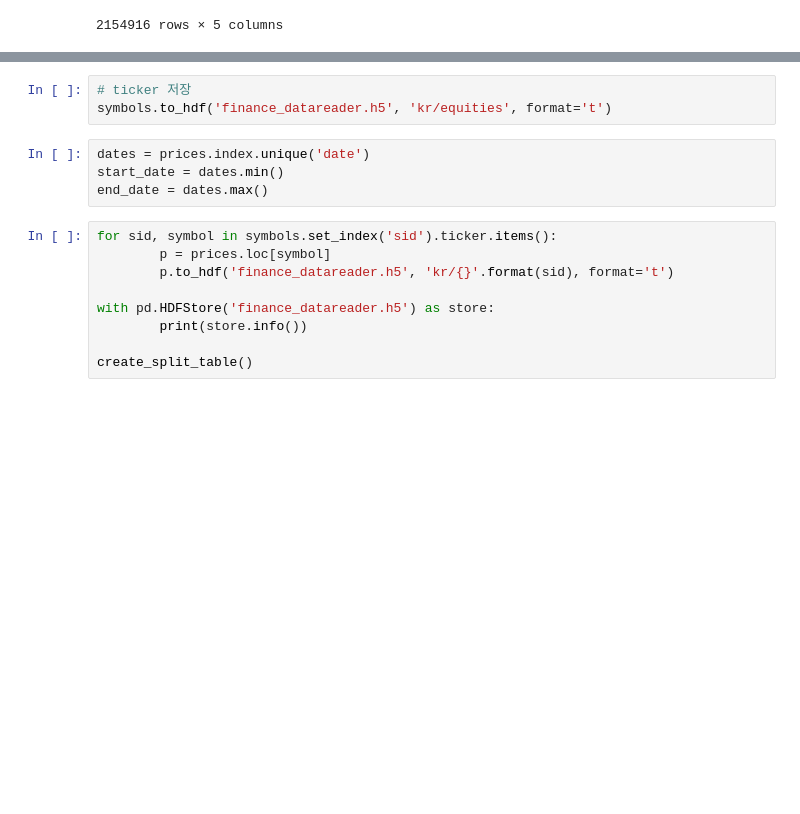
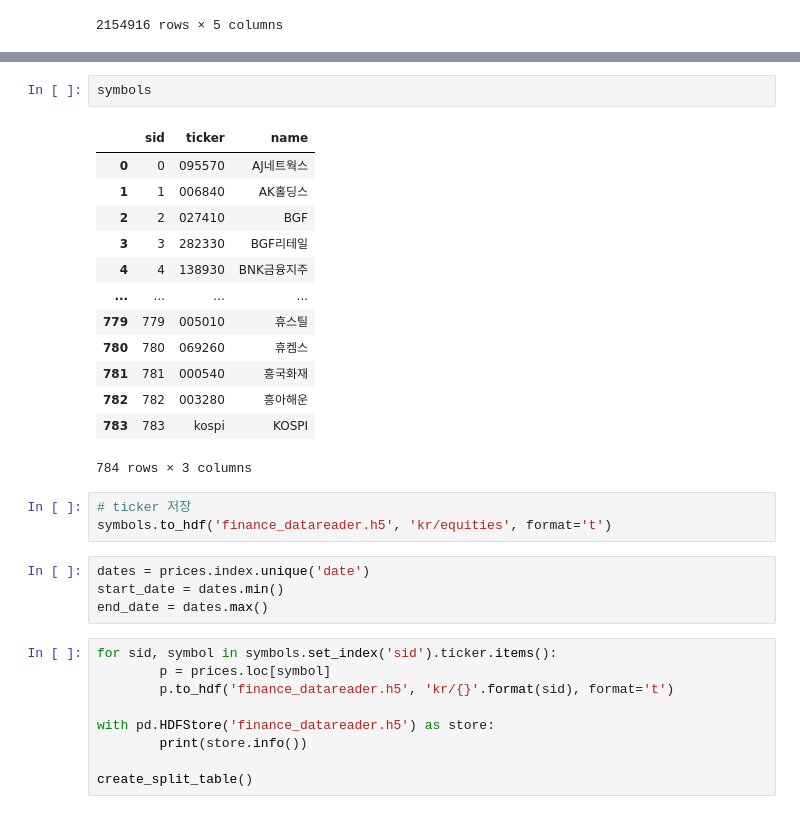
Before and after one commit to Hertz-and-Alpha/machine-learning-for-trading-korea-stock, a Jupyter notebook: 04_alpha_factor_research/00_custom_bundle/stock_preprocessing.ipynb, the cells around one changed output, grey strips where cells are left out. Cells and saved outputs as stored; diff of their text form; blank space fills up the shorter version.

```diff
--- a/04_alpha_factor_research/00_custom_bundle/stock_preprocessing.ipynb
+++ b/04_alpha_factor_research/00_custom_bundle/stock_preprocessing.ipynb
@@ -94,6 +181,22 @@ Data columns (total 3 columns):
 dtypes: int64(1), object(2)
 memory usage: 18.5+ KB
 None
+# %%
+symbols
+# %% [output]
+|  | sid | ticker | name |
+| 0 | 0 | 095570 | AJ네트웍스 |
+| 1 | 1 | 006840 | AK홀딩스 |
+| 2 | 2 | 027410 | BGF |
+| 3 | 3 | 282330 | BGF리테일 |
+| 4 | 4 | 138930 | BNK금융지주 |
+| ... | ... | ... | ... |
+| 779 | 779 | 005010 | 휴스틸 |
+| 780 | 780 | 069260 | 휴켐스 |
+| 781 | 781 | 000540 | 흥국화재 |
+| 782 | 782 | 003280 | 흥아해운 |
+| 783 | 783 | kospi | KOSPI |
+784 rows × 3 columns
 # %%
 # ticker 저장
 symbols.to_hdf('finance_datareader.h5', 'kr/equities', format='t')
```
Also changed, not shown: parts of 15 cells of this notebook.
